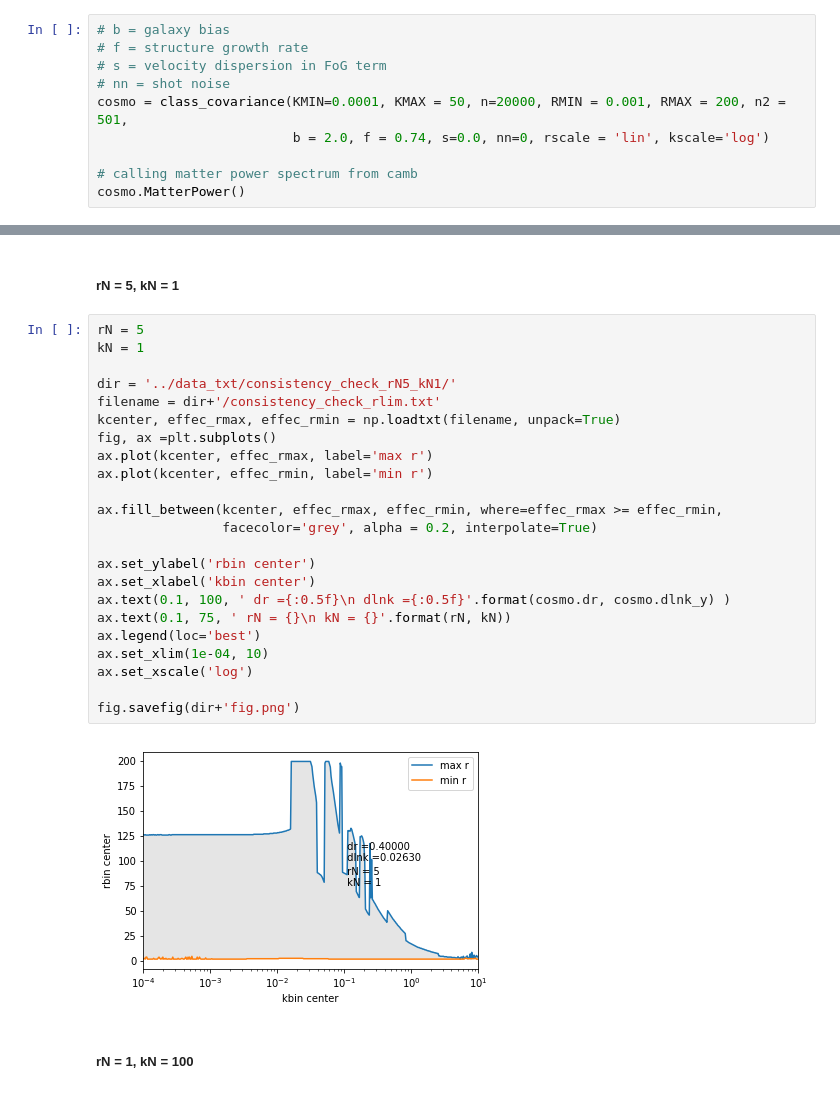
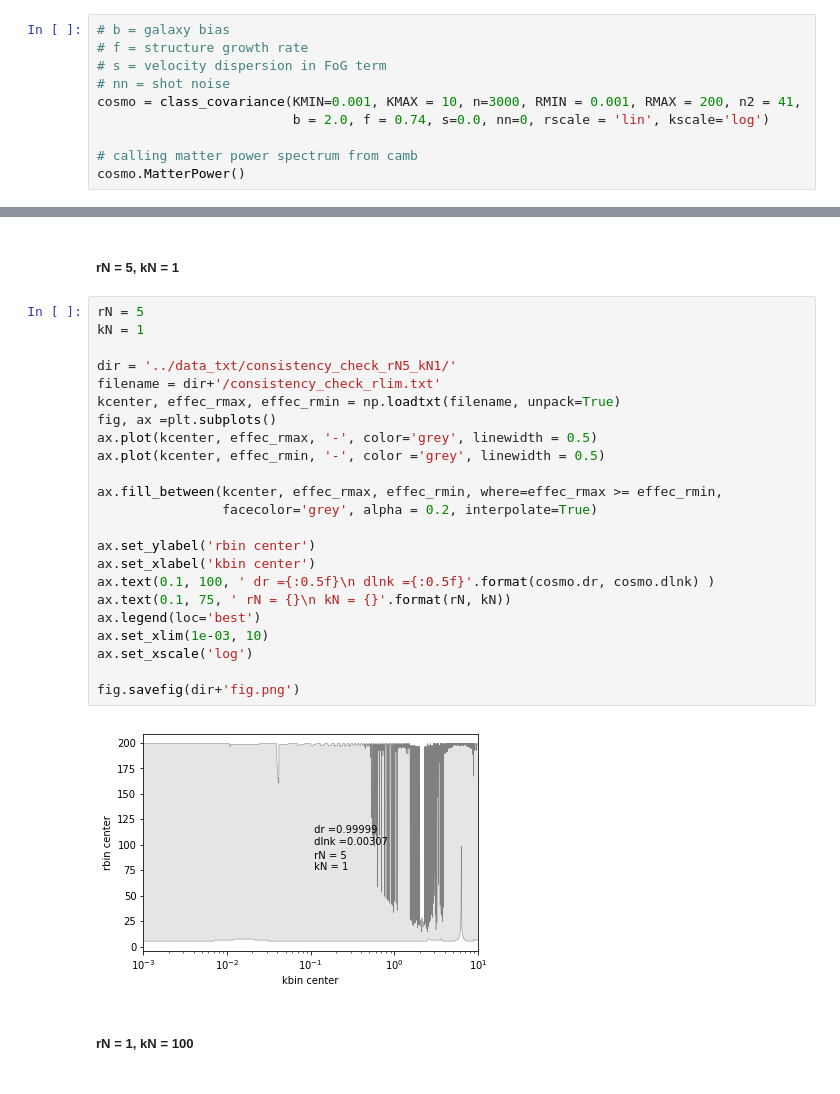
Before and after one commit to sujeong-lee/SNR, a Jupyter notebook: notebook/covariance notebook.ipynb, the cells around one changed output, grey strips where cells are left out. Saved outputs shown, nothing was run; the diff lists cells and outputs as text.

```diff
--- a/notebook/covariance notebook.ipynb
+++ b/notebook/covariance notebook.ipynb
@@ -21,7 +18,7 @@ The autoreload extension is already loaded. To reload it, use:
 # f = structure growth rate
 # s = velocity dispersion in FoG term
 # nn = shot noise
-cosmo = class_covariance(KMIN=0.0001, KMAX = 50, n=20000, RMIN = 0.001, RMAX = 200, n2 = 501,
+cosmo = class_covariance(KMIN=0.001, KMAX = 10, n=3000, RMIN = 0.001, RMAX = 200, n2 = 41,
                          b = 2.0, f = 0.74, s=0.0, nn=0, rscale = 'lin', kscale='log')
 
 # calling matter power spectrum from camb
@@ -305,28 +418,28 @@ fig.savefig(dir+'fig.png')
 # %%
 rN = 5
 kN = 1
 
 dir = '../data_txt/consistency_check_rN5_kN1/'
 filename = dir+'/consistency_check_rlim.txt'
 kcenter, effec_rmax, effec_rmin = np.loadtxt(filename, unpack=True)
 fig, ax =plt.subplots()
-ax.plot(kcenter, effec_rmax, label='max r')
-ax.plot(kcenter, effec_rmin, label='min r')
+ax.plot(kcenter, effec_rmax, '-', color='grey', linewidth = 0.5)
+ax.plot(kcenter, effec_rmin, '-', color ='grey', linewidth = 0.5)
 
 ax.fill_between(kcenter, effec_rmax, effec_rmin, where=effec_rmax >= effec_rmin,
                 facecolor='grey', alpha = 0.2, interpolate=True)
 
 ax.set_ylabel('rbin center')
 ax.set_xlabel('kbin center')
-ax.text(0.1, 100, ' dr ={:0.5f}\n dlnk ={:0.5f}'.format(cosmo.dr, cosmo.dlnk_y) )
+ax.text(0.1, 100, ' dr ={:0.5f}\n dlnk ={:0.5f}'.format(cosmo.dr, cosmo.dlnk) )
 ax.text(0.1, 75, ' rN = {}\n kN = {}'.format(rN, kN))
 ax.legend(loc='best')
-ax.set_xlim(1e-04, 10)
+ax.set_xlim(1e-03, 10)
 ax.set_xscale('log')
 
 fig.savefig(dir+'fig.png')
 # %% [output]
-[figure, old version]
+[figure, new version]
 # %% [markdown]
 ##### rN = 1,  kN = 100
 # %%
```
Also changed, not shown: parts of 19 cells of this notebook, 4 other files.
